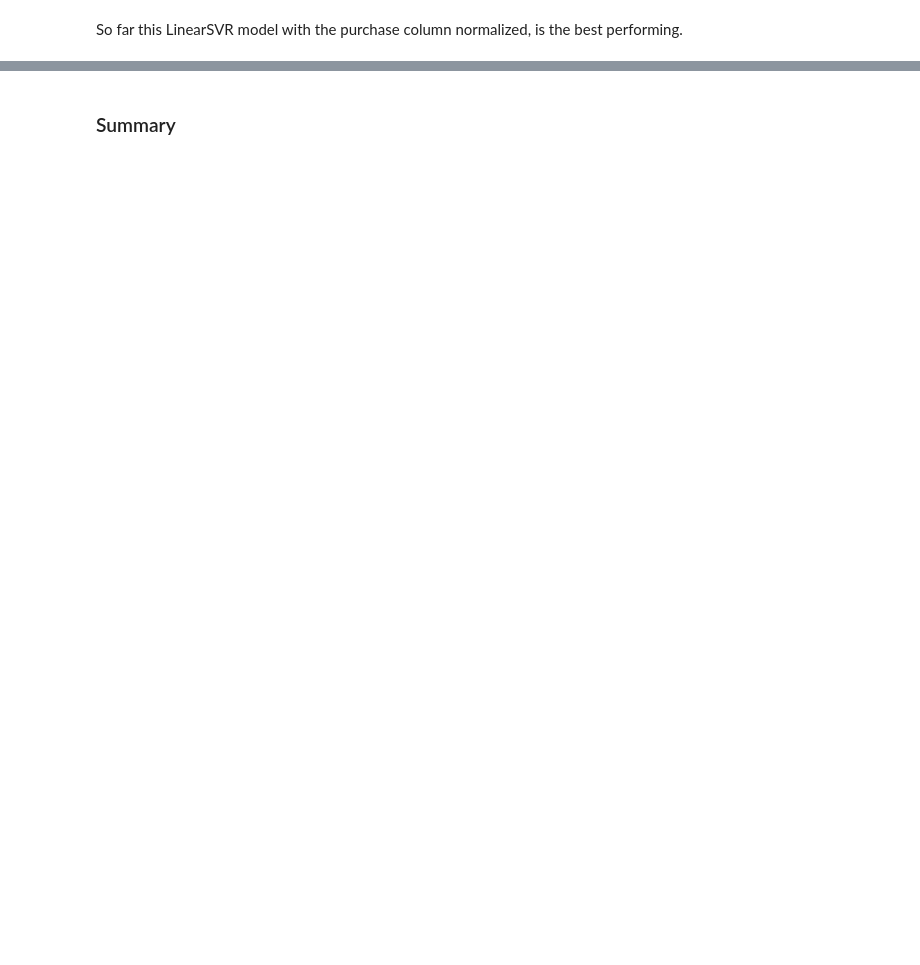
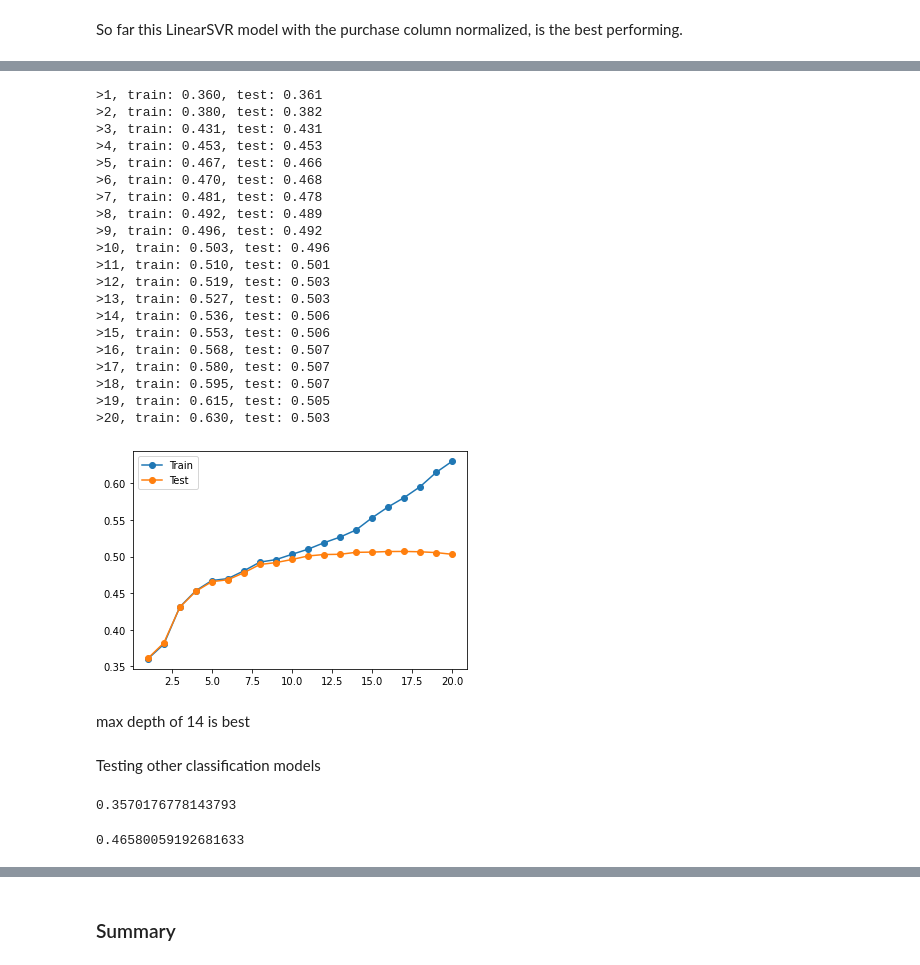
Before and after one commit to zachpruessner/capstone-two, a Jupyter notebook: bf-prediction.ipynb, the cells around one changed output, grey strips where cells are left out. Cells and saved outputs as stored; diff of their text form; code cells hidden in the pictures; blank space fills up the shorter version.

```diff
--- a/bf-prediction.ipynb
+++ b/bf-prediction.ipynb
@@ -466,0 +551,74 @@ So far this LinearSVR model with the purchase column normalized, is the best per
+# %%
+train_scores, test_scores = list(), list()
+
+values = [i for i in range(1, 21)]
+
+for i in values:
+
+    model = RandomForestClassifier(n_estimators=100, max_depth=i)
+    model.fit(X_train, y_train)
+
+    train_yhat = model.predict(X_train)
+    train_acc = accuracy_score(y_train, train_yhat)
+    train_scores.append(train_acc)
+    test_yhat = model.predict(X_test)
+    test_acc = accuracy_score(y_test, test_yhat)
+    test_scores.append(test_acc)
+    print('>%d, train: %.3f, test: %.3f' % (i, train_acc, test_acc))
+
+plt.plot(values, train_scores, '-o', label='Train')
+plt.plot(values, test_scores, '-o', label='Test')
+plt.legend()
+plt.show()
+# %% [output]
+>1, train: 0.360, test: 0.361
+>2, train: 0.380, test: 0.382
+>3, train: 0.431, test: 0.431
+>4, train: 0.453, test: 0.453
+>5, train: 0.467, test: 0.466
+>6, train: 0.470, test: 0.468
+>7, train: 0.481, test: 0.478
+>8, train: 0.492, test: 0.489
+>9, train: 0.496, test: 0.492
+>10, train: 0.503, test: 0.496
+>11, train: 0.510, test: 0.501
+>12, train: 0.519, test: 0.503
+>13, train: 0.527, test: 0.503
+>14, train: 0.536, test: 0.506
+>15, train: 0.553, test: 0.506
+>16, train: 0.568, test: 0.507
+>17, train: 0.580, test: 0.507
+>18, train: 0.595, test: 0.507
+>19, train: 0.615, test: 0.505
+>20, train: 0.630, test: 0.503
+[figure, added]
+# %% [markdown]
+max depth of 14 is best
+# %% [markdown]
+Testing other classification models
+# %%
+from sklearn.ensemble import AdaBoostClassifier
+
+model = AdaBoostClassifier(n_estimators=100, random_state=42)
+model.fit(X_train, y_train)
+
+train_yhat = model.predict(X_train)
+train_acc = accuracy_score(y_train, train_yhat)
+test_yhat = model.predict(X_test)
+test_acc = accuracy_score(y_test, test_yhat)
+print(test_acc)
+# %% [output]
+0.3570176778143793
+# %%
+from sklearn.ensemble import BaggingClassifier
+
+model = BaggingClassifier(n_estimators=10, random_state=42)
+model.fit(X_train, y_train)
+
+train_yhat = model.predict(X_train)
+train_acc = accuracy_score(y_train, train_yhat)
+test_yhat = model.predict(X_test)
+test_acc = accuracy_score(y_test, test_yhat)
+print(test_acc)
+# %% [output]
+0.46580059192681633
```
Also changed, not shown: parts of 23 cells of this notebook, 3 other files.
